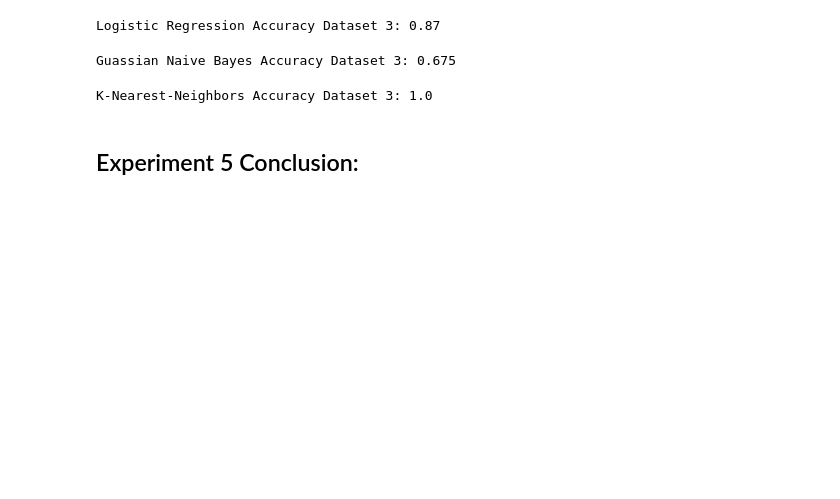
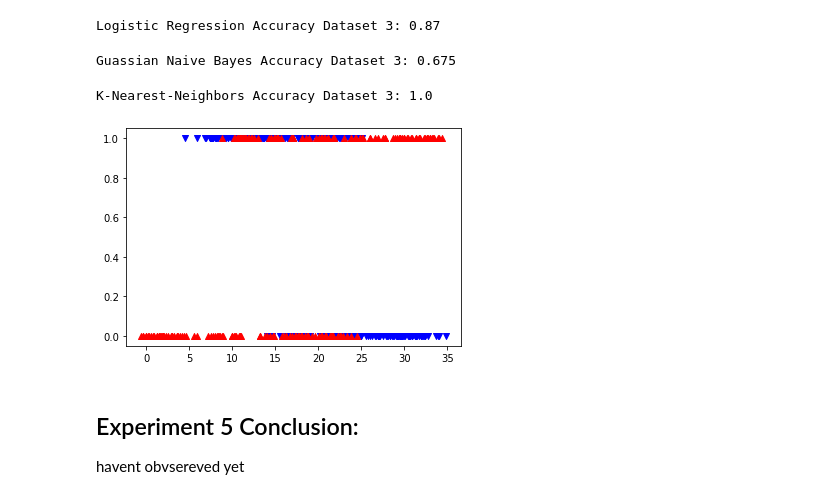
Before and after one commit to connerccook/Classifier-Decision-Boundaries-and-SVM-Kernels, a Jupyter notebook: project4.ipynb, the cells around one changed output. Saved outputs shown, nothing was run; the diff lists cells and outputs as text; code cells hidden in the pictures; blank space fills up the shorter version.

```diff
--- a/project4.ipynb
+++ b/project4.ipynb
@@ -175,5 +177,12 @@ knn3_pred = knn3.predict(df3_x)
 print(f"K-Nearest-Neighbors Accuracy Dataset 3: {metrics.accuracy_score(df3_y, knn3_pred)}")
 # %% [output]
 K-Nearest-Neighbors Accuracy Dataset 3: 1.0
+# %%
+plt.scatter(df3['x1'], df3['t'], color = 'b', marker = 'v')
+plt.scatter(df3['x2'], df3['t'], color = 'r', marker = '^')
+plt.show()
+# %% [output]
+[figure, added]
 # %% [markdown]
 ## Experiment 5 Conclusion:
+havent obvsereved yet
```
Also changed, not shown: parts of 12 cells of this notebook.
